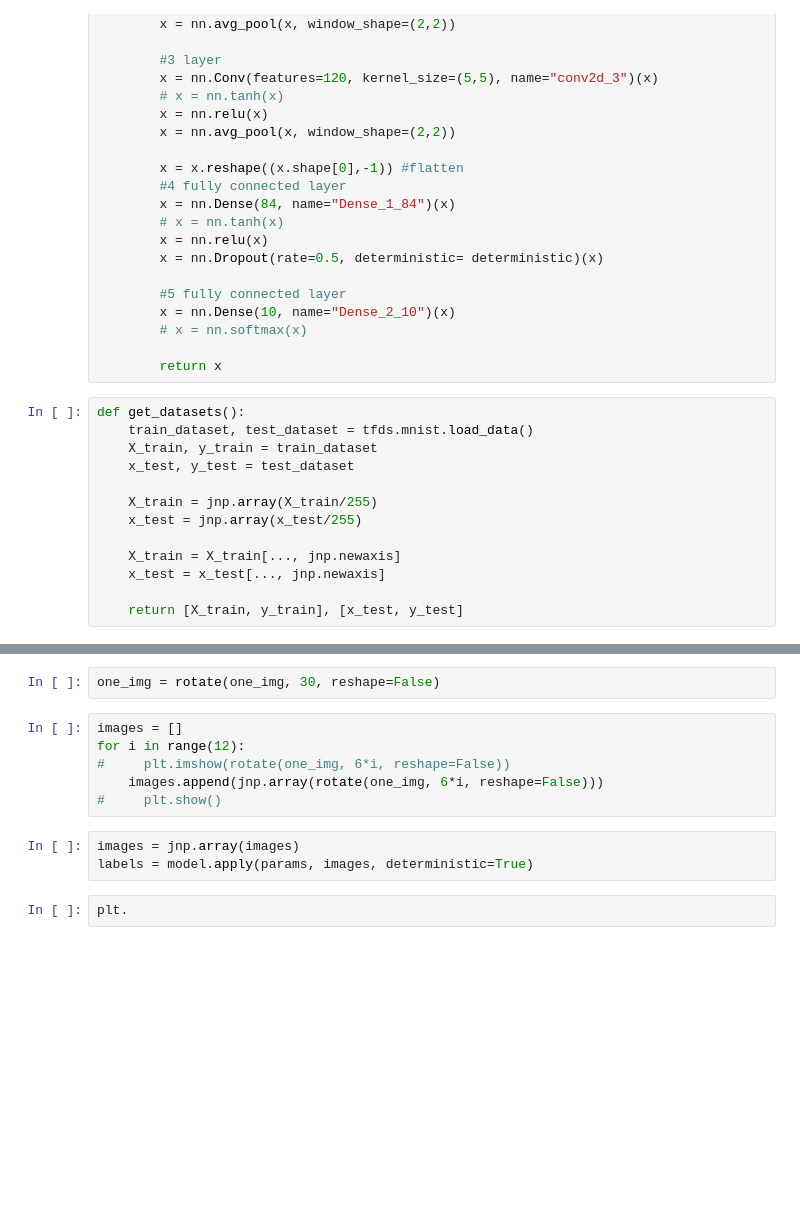
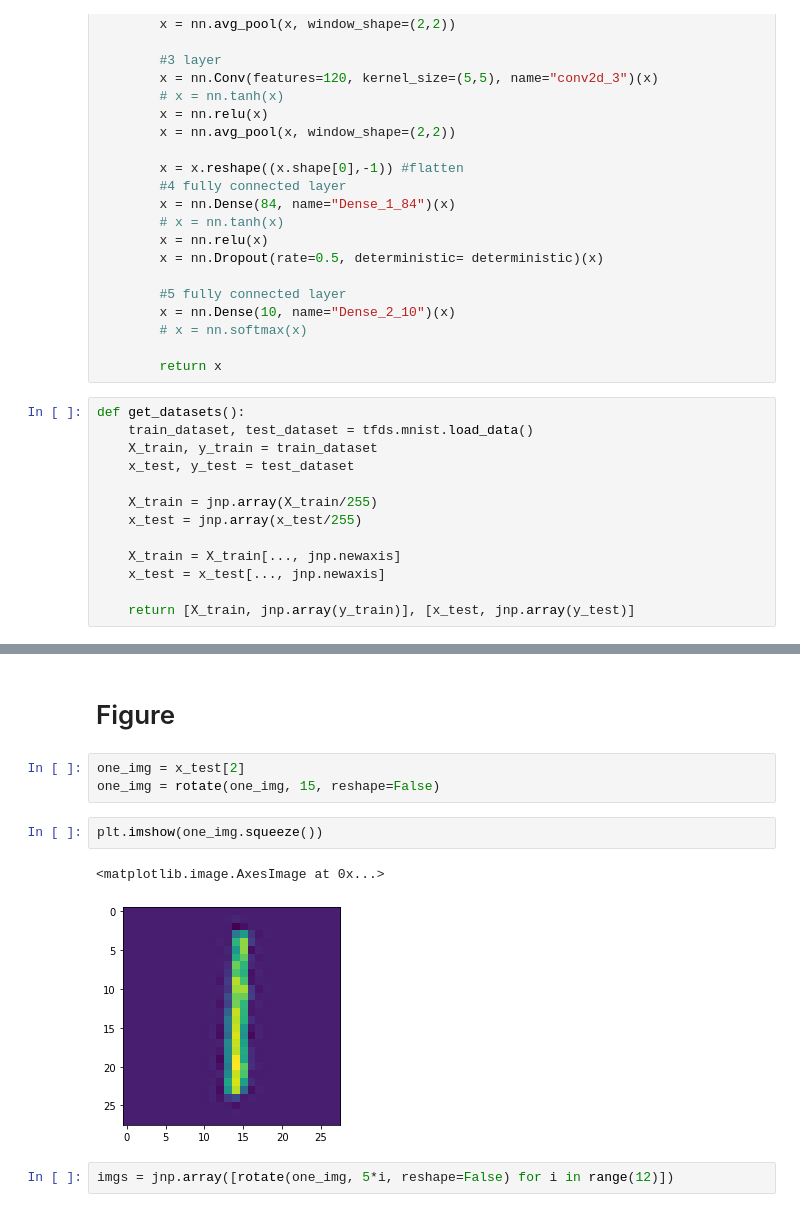
Before and after one commit to AnandShegde/bnn-zoo, a Jupyter notebook: notebooks/mc_dropout_classification_task.ipynb, the cells around one changed output, grey strips where cells are left out. Cells and saved outputs as stored; diff of their text form; blank space fills up the shorter version.

Commit message:
Add figures.

```diff
--- a/notebooks/mc_dropout_classification_task.ipynb
+++ b/notebooks/mc_dropout_classification_task.ipynb
@@ -72,5 +78,5 @@ def get_datasets():
     X_train = X_train[..., jnp.newaxis]
     x_test = x_test[..., jnp.newaxis]
 
-    return [X_train, y_train], [x_test, y_test]
+    return [X_train, jnp.array(y_train)], [x_test, jnp.array(y_test)]
 # %%
@@ -150,13 +146,12 @@ one_img = X_train[y_train == 1][0]
+# %% [markdown]
+# Figure
 # %%
-one_img = rotate(one_img, 30, reshape=False)
+one_img = x_test[2]
+one_img = rotate(one_img, 15, reshape=False)
-# %%
-images = []
-for i in range(12):
-#     plt.imshow(rotate(one_img, 6*i, reshape=False))
-    images.append(jnp.array(rotate(one_img, 6*i, reshape=False)))
-#     plt.show()
-# %%
-images = jnp.array(images)
-labels = model.apply(params, images, deterministic=True)
-# %%
-plt.
+# %%
+plt.imshow(one_img.squeeze())
+# %% [output]
+<matplotlib.image.AxesImage at 0x...>
+[figure, added]
+# %%
+imgs = jnp.array([rotate(one_img, 5*i, reshape=False) for i in range(12)])
```
Also changed, not shown: parts of 27 cells of this notebook, 9 other files.
